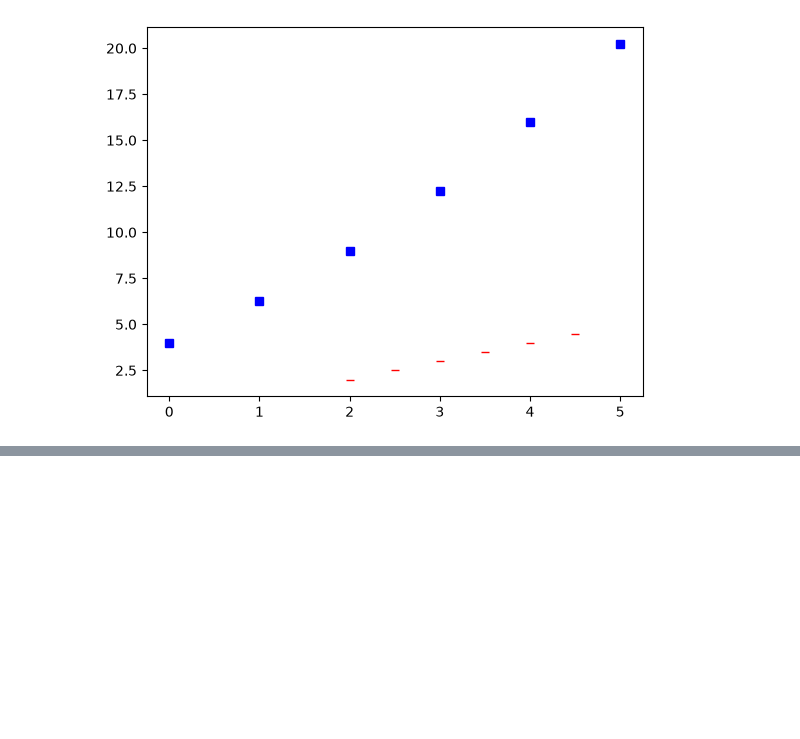
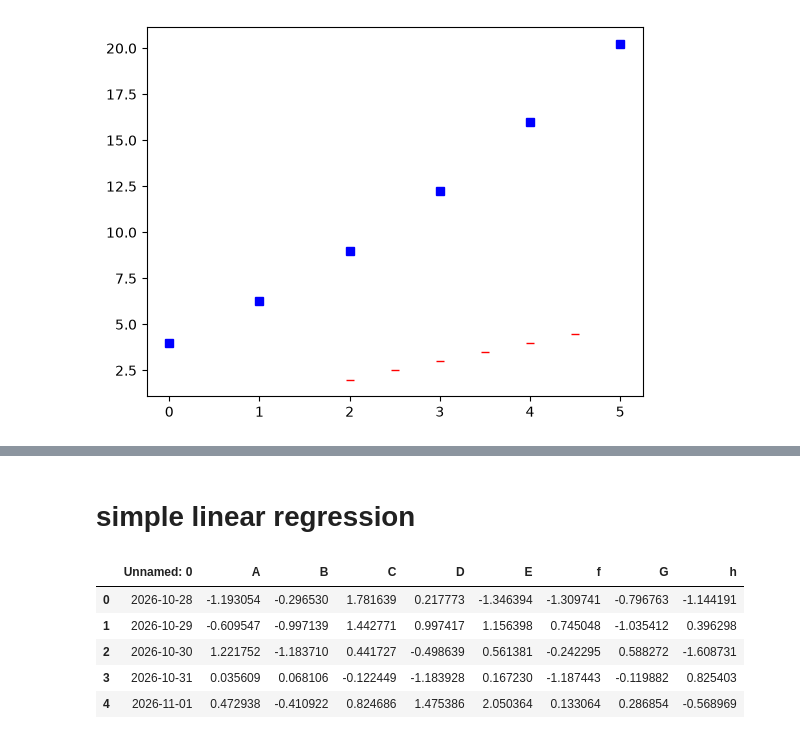
Before and after one commit to mahdiatom00/python-notebooks, a Jupyter notebook: notebooks/Jupyter-main.ipynb, the cells around one changed output, grey strips where cells are left out. Drawn from its saved outputs; the diff is of its cells as text; code cells hidden in the pictures; blank space fills up the shorter version.

```diff
--- a/notebooks/Jupyter-main.ipynb
+++ b/notebooks/Jupyter-main.ipynb
@@ -302,0 +303,2 @@ plt.show()
+# %% [markdown]
+# simple linear regression
@@ -302,0 +312,10 @@ plt.show()
+# %%
+Dff  = pd.read_csv(r"c:/Users/khosr/OneDrive/Documents/ChatGPT/git/Df.csv")
+Dff.head(5)
+# %% [output]
+|  | Unnamed: 0 | A | B | C | D | E | f | G | h |
+| 0 | 2026-10-28 | -1.193054 | -0.296530 | 1.781639 | 0.217773 | -1.346394 | -1.309741 | -0.796763 | -1.144191 |
+| 1 | 2026-10-29 | -0.609547 | -0.997139 | 1.442771 | 0.997417 | 1.156398 | 0.745048 | -1.035412 | 0.396298 |
+| 2 | 2026-10-30 | 1.221752 | -1.183710 | 0.441727 | -0.498639 | 0.561381 | -0.242295 | 0.588272 | -1.608731 |
+| 3 | 2026-10-31 | 0.035609 | 0.068106 | -0.122449 | -1.183928 | 0.167230 | -1.187443 | -0.119882 | 0.825403 |
+| 4 | 2026-11-01 | 0.472938 | -0.410922 | 0.824686 | 1.475386 | 2.050364 | 0.133064 | 0.286854 | -0.568969 |
```
Also changed, not shown: parts of 14 cells of this notebook.
